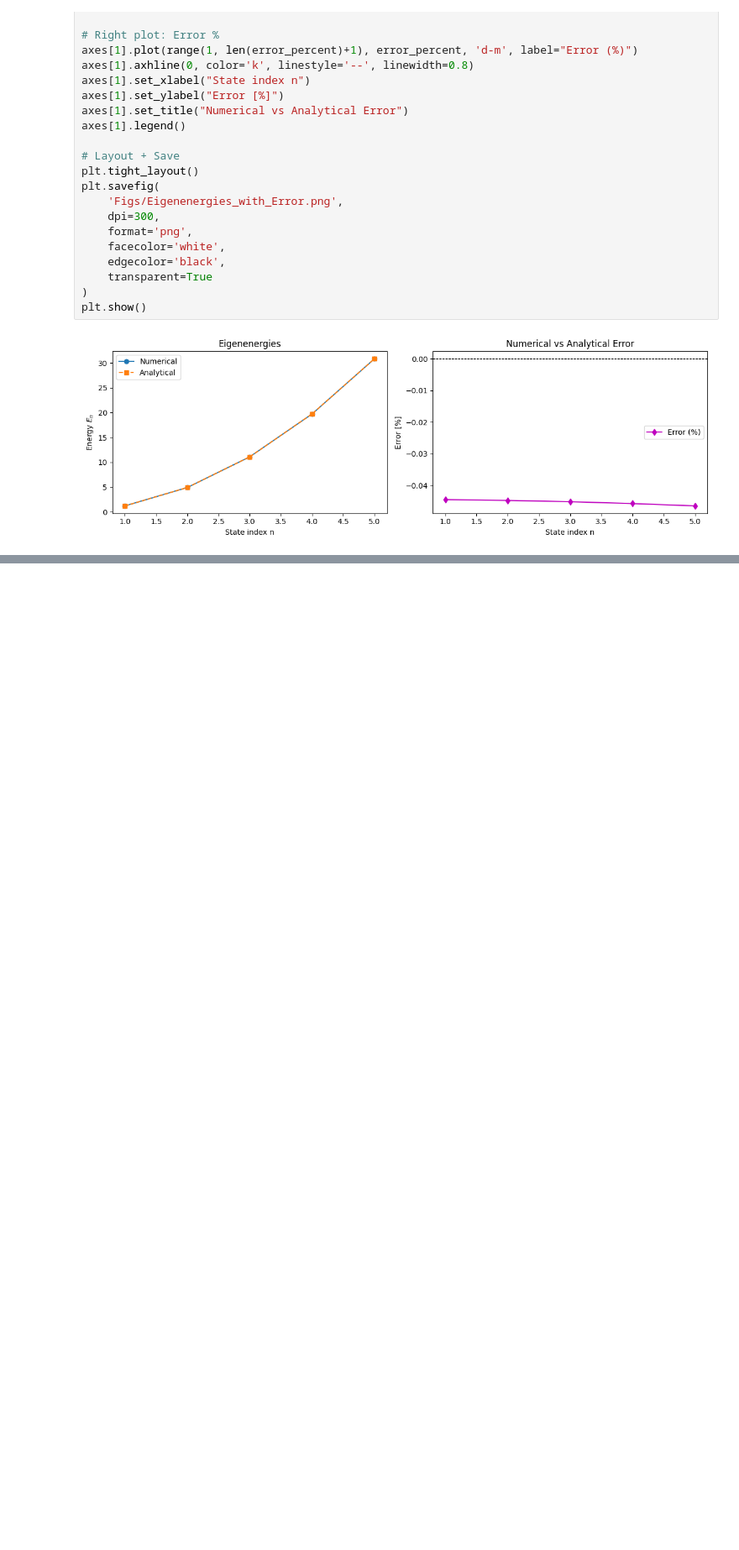
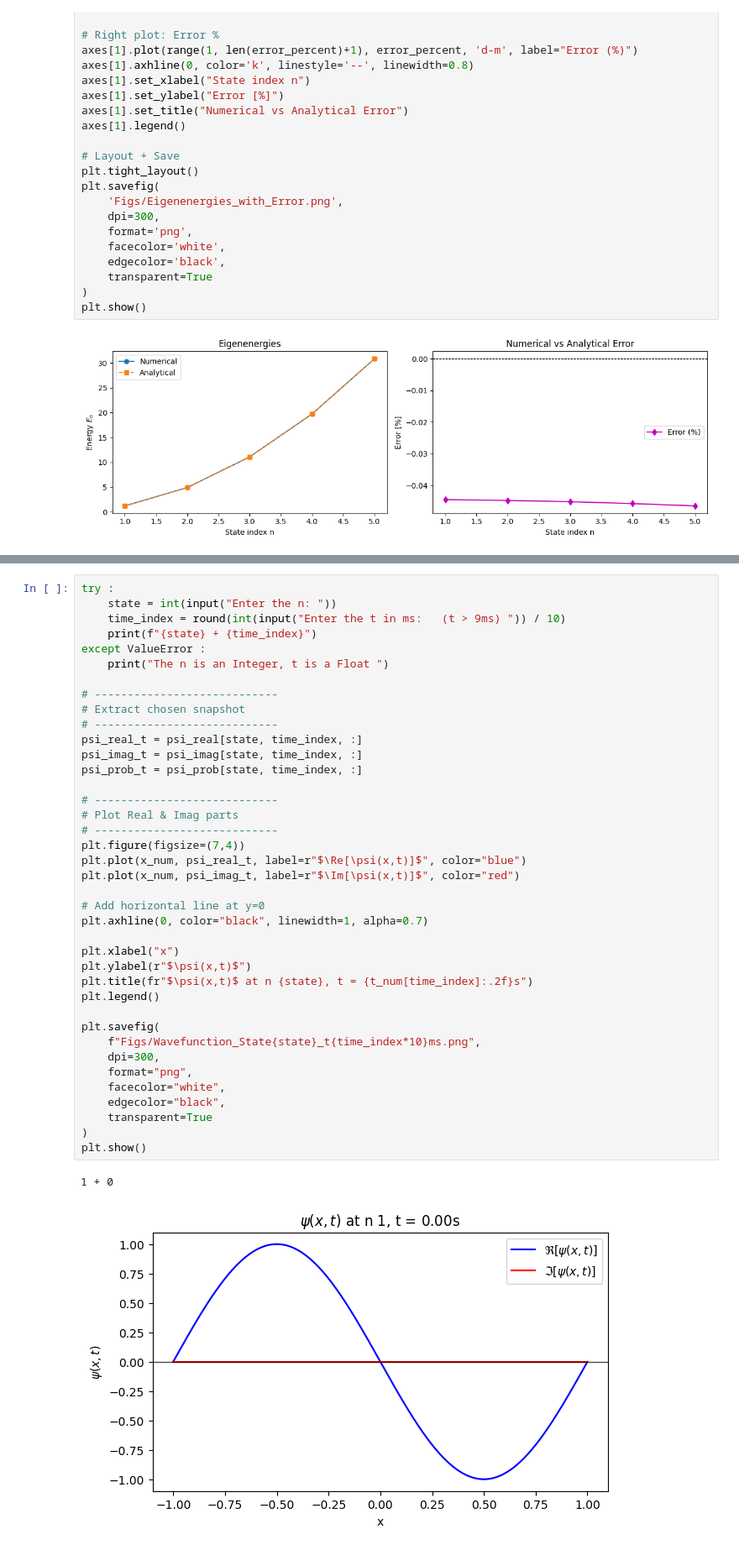
Before and after one commit to Abdulrahman-MA/Numerical-Exploration-of-Quantum-Dynamics-in-Potential-Wells-and-Barriers, a Jupyter notebook: 1D-Schrödinger/InfiniteWell/Infinite-Well.ipynb, the cells around one changed output, grey strips where cells are left out. Shown at 84% size. Saved outputs shown, nothing was run; the diff lists cells and outputs as text; blank space fills up the shorter version.

```diff
--- a/1D-Schrödinger/InfiniteWell/Infinite-Well.ipynb
+++ b/1D-Schrödinger/InfiniteWell/Infinite-Well.ipynb
@@ -132,0 +133,42 @@ plot_snapshot(
+# %%
+try :
+    state = int(input("Enter the n: "))
+    time_index = round(int(input("Enter the t in ms:   (t > 9ms) ")) / 10)
+    print(f"{state} + {time_index}")
+except ValueError :
+    print("The n is an Integer, t is a Float ")
+
+# ----------------------------
+# Extract chosen snapshot
+# ----------------------------
+psi_real_t = psi_real[state, time_index, :]
+psi_imag_t = psi_imag[state, time_index, :]
+psi_prob_t = psi_prob[state, time_index, :]
+
+# ----------------------------
+# Plot Real & Imag parts
+# ----------------------------
+plt.figure(figsize=(7,4))
+plt.plot(x_num, psi_real_t, label=r"$\Re[\psi(x,t)]$", color="blue")
+plt.plot(x_num, psi_imag_t, label=r"$\Im[\psi(x,t)]$", color="red")
+
+# Add horizontal line at y=0
+plt.axhline(0, color="black", linewidth=1, alpha=0.7)
+
+plt.xlabel("x")
+plt.ylabel(r"$\psi(x,t)$")
+plt.title(fr"$\psi(x,t)$ at n {state}, t = {t_num[time_index]:.2f}s")
+plt.legend()
+
+plt.savefig(
+    f"Figs/Wavefunction_State{state}_t{time_index*10}ms.png",
+    dpi=300,
+    format="png",
+    facecolor="white",
+    edgecolor="black",
+    transparent=True
+)
+plt.show()
+# %% [output]
+1 + 0
+[figure, added]
```
Also changed, not shown: parts of 3 cells of this notebook, 3 other files.
